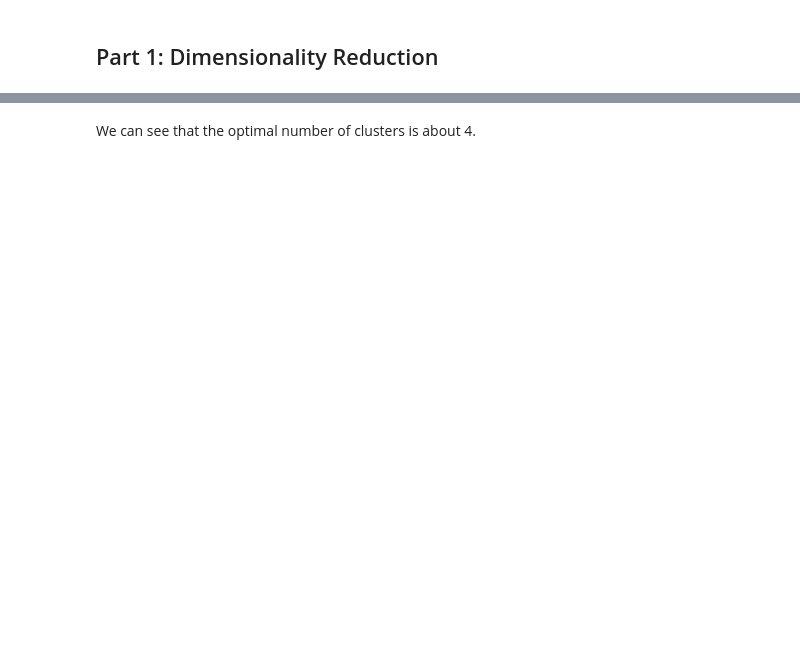
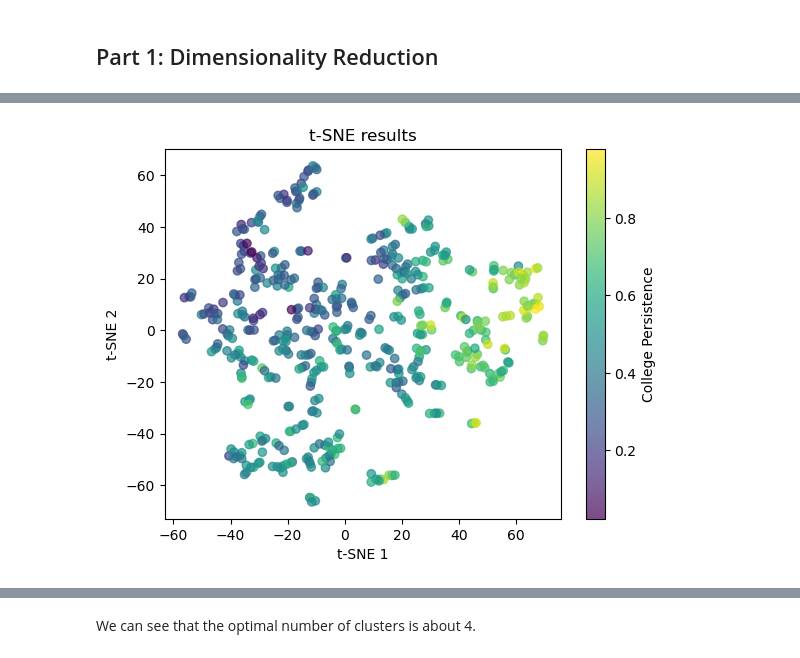
Before and after one commit to joyjessica/DSAN_5000_project, a Jupyter notebook: technical-details/unsupervised-learning/main.ipynb, the cells around one changed output, grey strips where cells are left out. Saved outputs shown, nothing was run; the diff lists cells and outputs as text; code cells hidden in the pictures; blank space fills up the shorter version.

```diff
--- a/technical-details/unsupervised-learning/main.ipynb
+++ b/technical-details/unsupervised-learning/main.ipynb
@@ -48,0 +47,2 @@ X_scaled = scaler.fit_transform(subset)
+# %%
+df_clean = df.drop(columns=['DBN','zip code','School Name','Borough'],axis=1)
@@ -106,0 +91,21 @@ Kmeans is another unsupervised learning technique used for clustering. We use th
+# %%
+#specify target that we will color graph by
+college_persistence = df_clean['Metric Value - College Persistence']
+
+# drop target column
+X_features = df_clean.drop(['Metric Value - College Persistence'], axis=1)
+
+# scale
+X_scaled = scaler.fit_transform(df_clean)
+# %%
+tsne = TSNE(n_components=2, perplexity=5)
+X_tsne = tsne.fit_transform(X_scaled)
+
+plt.scatter(X_tsne[:,0], X_tsne[:,1], c=college_persistence, cmap='viridis', alpha=0.7)
+plt.xlabel('t-SNE 1')
+plt.ylabel('t-SNE 2')
+plt.title('t-SNE results')
+plt.colorbar(label='College Persistence')
+plt.show()
+# %% [output]
+[figure, added]
```
Also changed, not shown: parts of 66 cells of this notebook, 51 other files.
